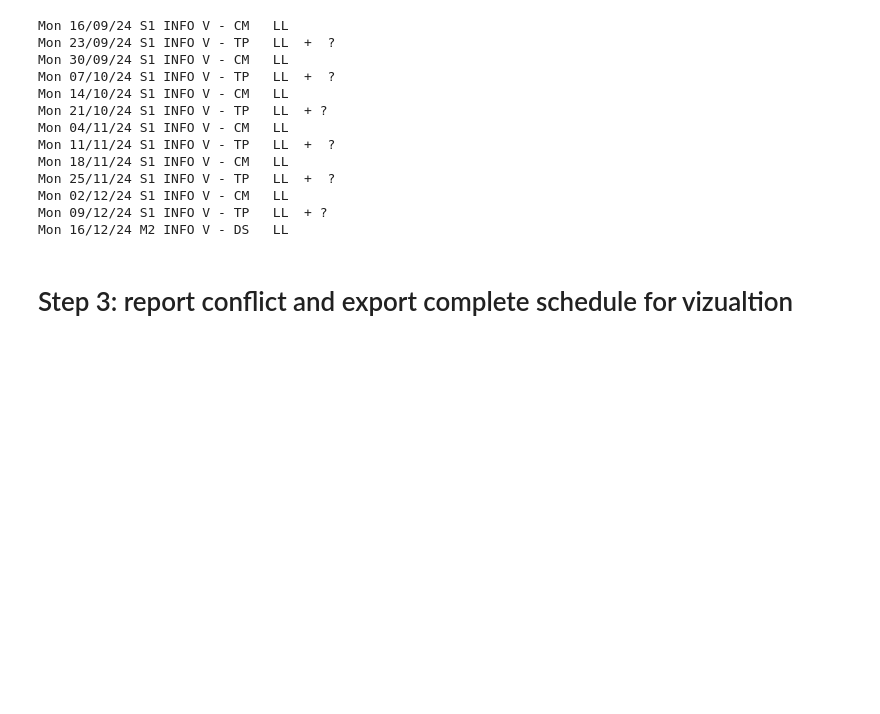
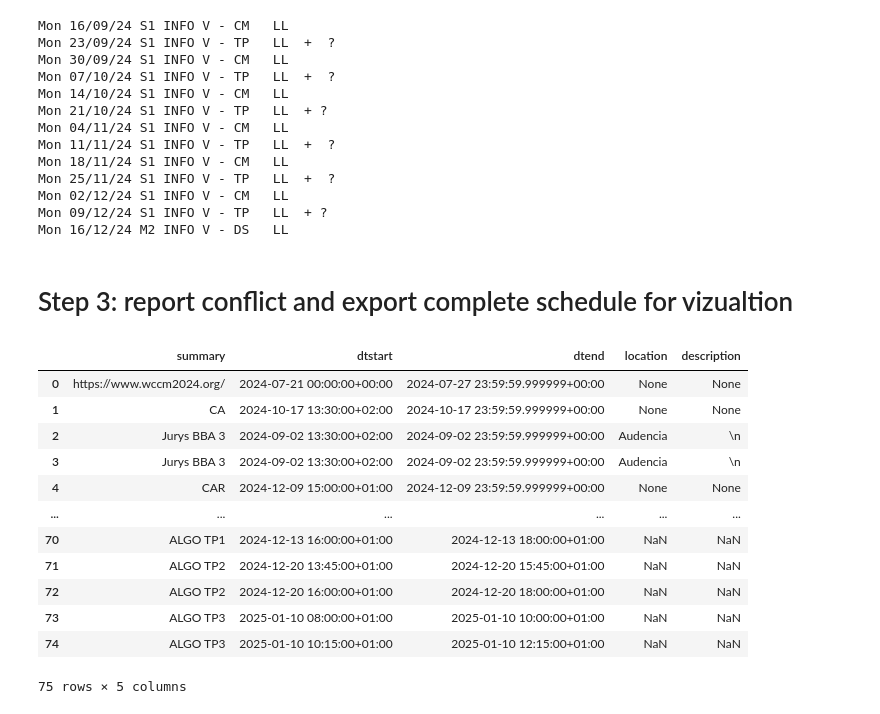
Before and after one commit to llestandi/jupyter_utils, a Jupyter notebook: agenda.ipynb, the cells around one changed output. Cells and saved outputs as stored; diff of their text form; code cells hidden in the pictures; blank space fills up the shorter version.

```diff
--- a/agenda.ipynb
+++ b/agenda.ipynb
@@ -238,7 +254,30 @@ def extract_schedule_1sheet_format(file_path,
                                    course_type=None,
                                    display_group_schedule=False):
     """
-    This function is specific to the design of one sheet course schedule xlsx file at ECN
+    Extracts the schedule for a specific course from a single-sheet formatted course schedule Excel file.
+
+    Args:
+        file_path (str): The path to the Excel file containing the course schedule.
+        course_name (str): The name of the course to search for in the schedule.
+        date_column (str): The column containing the dates in the schedule.
+        line_slot (str, optional): The row number in the sheet to look for class slots (default is "2").
+        group_name (str, optional): The group name (not used in current implementation).
+        course_type (str, optional): The type of the course (not used in current implementation).
+        display_group_schedule (bool, optional): If True, displays the schedule for the group (default is False).
+
+    Returns:
+        list: A list of dictionaries, each representing an event with keys 'summary', 'dtstart', and 'dtend'.
+
+    Notes:
+        This function is specific to the design of one-sheet course schedule xlsx files at ECN.
+        It assumes that the schedule is structured in a specific way with class slots defined as:
+            - M1: 08:00-10:00
+            - M2: 10:15-12:15
+            - S1: 13:45-15:45
+            - S2: 16:00-18:00
+        The function handles merged cells and extracts the necessary information based on the course name.
+
+        For successive courses, you can add a blank space at the end of the course name in order to disentangle these.
     """
     class_slots={"M1": [[ 8, 0],[10, 0]],
                  "M2": [[10,15],[12,15]],
@@ -309,0 +352,16 @@ Mon 16/12/24 M2 INFO V - DS   LL
+# %%
+combined_df
+# %% [output]
+|  | summary | dtstart | dtend | location | description |
+| 0 | https://www.wccm2024.org/ | 2024-07-21 00:00:00+00:00 | 2024-07-27 23:59:59.999999+00:00 | None | None |
+| 1 | CA | 2024-10-17 13:30:00+02:00 | 2024-10-17 23:59:59.999999+00:00 | None | None |
+| 2 | Jurys BBA 3 | 2024-09-02 13:30:00+02:00 | 2024-09-02 23:59:59.999999+00:00 | Audencia | \n |
+| 3 | Jurys BBA 3 | 2024-09-02 13:30:00+02:00 | 2024-09-02 23:59:59.999999+00:00 | Audencia | \n |
+| 4 | CAR | 2024-12-09 15:00:00+01:00 | 2024-12-09 23:59:59.999999+00:00 | None | None |
+| ... | ... | ... | ... | ... | ... |
+| 70 | ALGO TP1 | 2024-12-13 16:00:00+01:00 | 2024-12-13 18:00:00+01:00 | NaN | NaN |
+| 71 | ALGO TP2 | 2024-12-20 13:45:00+01:00 | 2024-12-20 15:45:00+01:00 | NaN | NaN |
+| 72 | ALGO TP2 | 2024-12-20 16:00:00+01:00 | 2024-12-20 18:00:00+01:00 | NaN | NaN |
+| 73 | ALGO TP3 | 2025-01-10 08:00:00+01:00 | 2025-01-10 10:00:00+01:00 | NaN | NaN |
+| 74 | ALGO TP3 | 2025-01-10 10:15:00+01:00 | 2025-01-10 12:15:00+01:00 | NaN | NaN |
+75 rows × 5 columns
```
Also changed, not shown: parts of 7 cells of this notebook.
